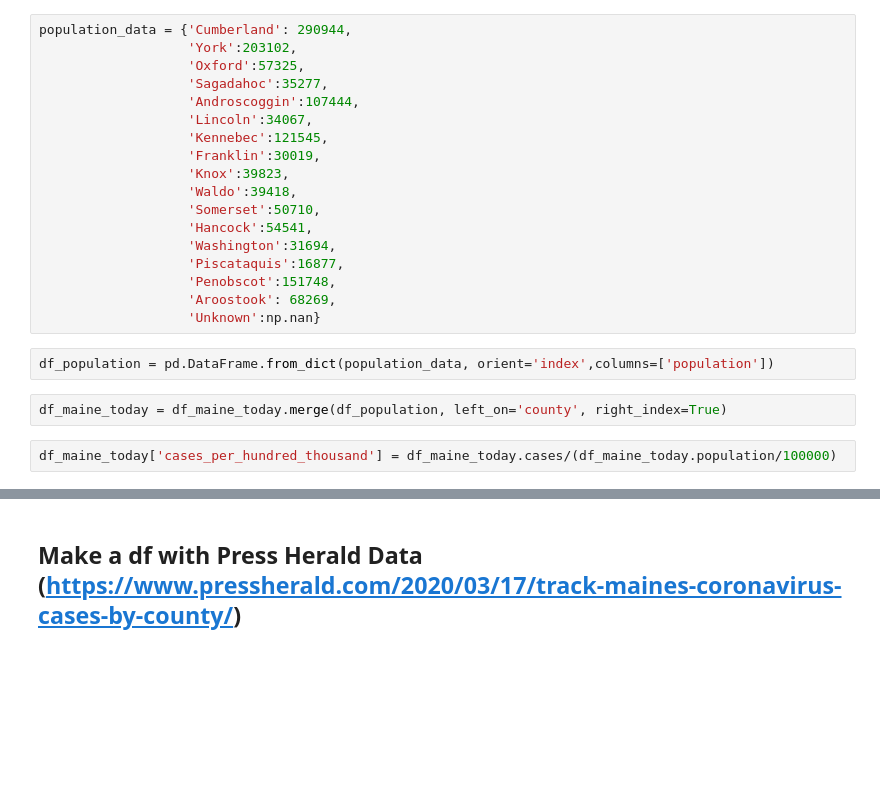
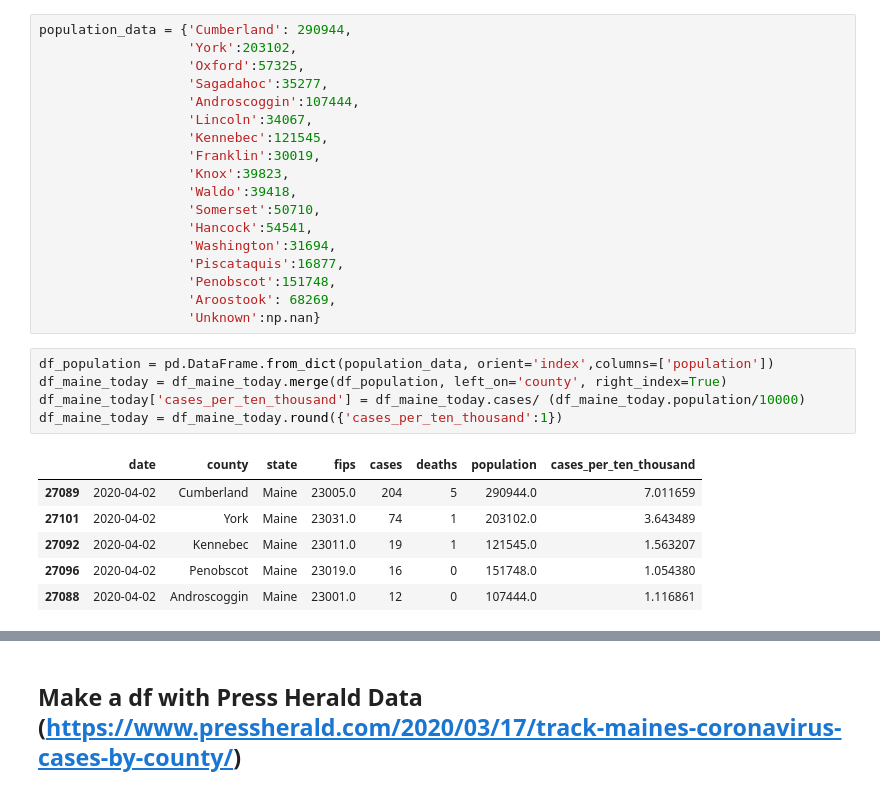
Before and after one commit to balmandhunter/covid, a Jupyter notebook: maine_covid_data.ipynb, the cells around one changed output, grey strips where cells are left out. Saved outputs shown, nothing was run; the diff lists cells and outputs as text; blank space fills up the shorter version.

```diff
--- a/maine_covid_data.ipynb
+++ b/maine_covid_data.ipynb
@@ -327,9 +327,15 @@ population_data = {'Cumberland': 290944,
                    'Unknown':np.nan}
 # %%
 df_population = pd.DataFrame.from_dict(population_data, orient='index',columns=['population'])
+df_maine_today = df_maine_today.merge(df_population, left_on='county', right_index=True)
+df_maine_today['cases_per_ten_thousand'] = df_maine_today.cases/ (df_maine_today.population/10000)
+df_maine_today = df_maine_today.round({'cases_per_ten_thousand':1})
+# %% [output]
+|  | date | county | state | fips | cases | deaths | population | cases_per_ten_thousand |
+| 27089 | 2020-04-02 | Cumberland | Maine | 23005.0 | 204 | 5 | 290944.0 | 7.011659 |
+| 27101 | 2020-04-02 | York | Maine | 23031.0 | 74 | 1 | 203102.0 | 3.643489 |
+| 27092 | 2020-04-02 | Kennebec | Maine | 23011.0 | 19 | 1 | 121545.0 | 1.563207 |
+| 27096 | 2020-04-02 | Penobscot | Maine | 23019.0 | 16 | 0 | 151748.0 | 1.054380 |
+| 27088 | 2020-04-02 | Androscoggin | Maine | 23001.0 | 12 | 0 | 107444.0 | 1.116861 |
-# %%
-df_maine_today = df_maine_today.merge(df_population, left_on='county', right_index=True)
-# %%
-df_maine_today['cases_per_hundred_thousand'] = df_maine_today.cases/(df_maine_today.population/100000)
 # %%
 df_maine_today.head()
```
Also changed, not shown: parts of 6 cells of this notebook.
